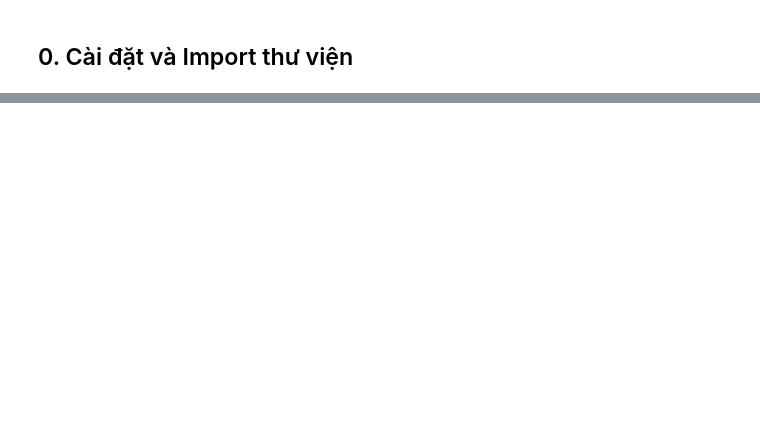
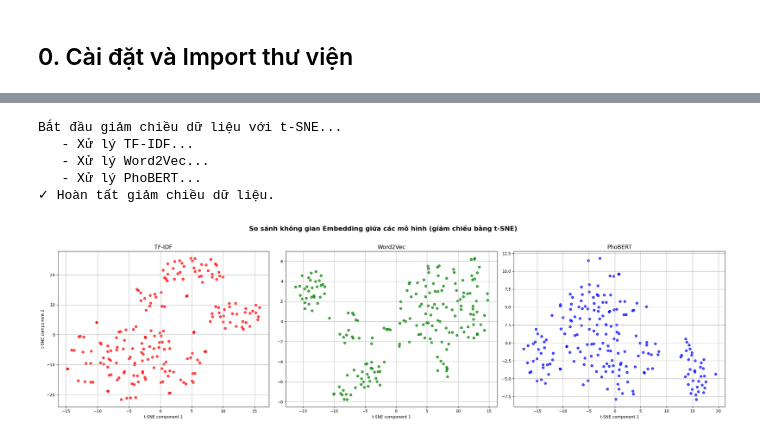
Before and after one commit to WuangTX/Traffic_Law_Chatbot, a Jupyter notebook: scripts/tien_xu_ly_du_lieu.ipynb, the cells around one changed output, grey strips where cells are left out. Saved outputs shown, nothing was run; the diff lists cells and outputs as text; code cells hidden in the pictures; blank space fills up the shorter version.

```diff
--- a/scripts/tien_xu_ly_du_lieu.ipynb
+++ b/scripts/tien_xu_ly_du_lieu.ipynb
@@ -685,0 +571,52 @@ FileNotFoundError: [Errno 2] No such file or directory: 'C:\\Users\\ASUS-PRO\\De
+# %%
+# --- 9.3. Giảm chiều dữ liệu với t-SNE ---
+print("\nBắt đầu giảm chiều dữ liệu với t-SNE...")
+
+tsne = TSNE(n_components=2, random_state=42, perplexity=30, max_iter=1000)
+
+# Giảm chiều cho từng loại embedding
+print("   - Xử lý TF-IDF...")
+tfidf_2d = tsne.fit_transform(tfidf_embeddings)
+
+print("   - Xử lý Word2Vec...")
+word2vec_2d = tsne.fit_transform(word2vec_embeddings)
+
+print("   - Xử lý PhoBERT...")
+phobert_2d = tsne.fit_transform(phobert_embeddings)
+
+print("✓ Hoàn tất giảm chiều dữ liệu.")
+# %% [output]
+Bắt đầu giảm chiều dữ liệu với t-SNE...
+   - Xử lý TF-IDF...
+   - Xử lý Word2Vec...
+   - Xử lý PhoBERT...
+✓ Hoàn tất giảm chiều dữ liệu.
+# %%
+# --- 9.4. Trực quan hóa so sánh ---
+fig, axes = plt.subplots(1, 3, figsize=(24, 7))
+fig.suptitle('So sánh không gian Embedding giữa các mô hình (giảm chiều bằng t-SNE)', fontsize=16, fontweight='bold')
+
+# 1. Biểu đồ TF-IDF
+axes[0].scatter(tfidf_2d[:, 0], tfidf_2d[:, 1], alpha=0.7, color='red')
+axes[0].set_title('TF-IDF', fontsize=14)
+axes[0].set_xlabel('t-SNE component 1')
+axes[0].set_ylabel('t-SNE component 2')
+axes[0].grid(True)
+
+# 2. Biểu đồ Word2Vec
+axes[1].scatter(word2vec_2d[:, 0], word2vec_2d[:, 1], alpha=0.7, color='green')
+axes[1].set_title('Word2Vec', fontsize=14)
+axes[1].set_xlabel('t-SNE component 1')
+axes[1].grid(True)
+
+# 3. Biểu đồ PhoBERT
+axes[2].scatter(phobert_2d[:, 0], phobert_2d[:, 1], alpha=0.7, color='blue')
+axes[2].set_title('PhoBERT', fontsize=14)
+axes[2].set_xlabel('t-SNE component 1')
+axes[2].grid(True)
+
+plt.tight_layout(rect=[0, 0, 1, 0.96])
+plt.savefig(PROCESSED_DIR / "embedding_comparison.png", dpi=150, bbox_inches='tight')
+plt.show()
+# %% [output]
+[figure, added]
```
Also changed, not shown: parts of 30 cells of this notebook, 52 other files.
